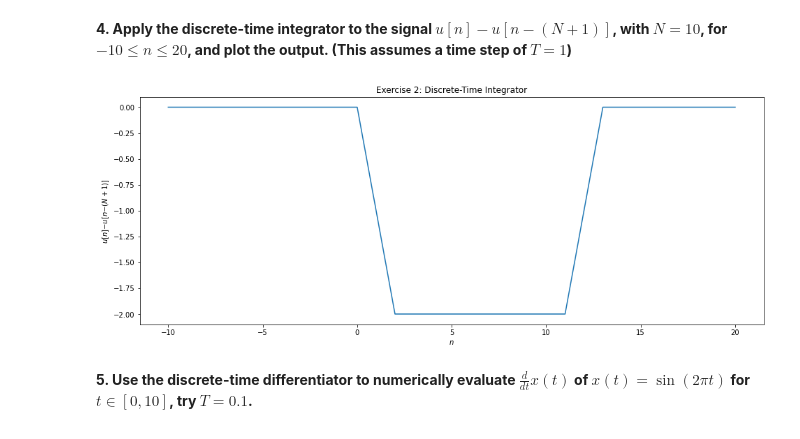
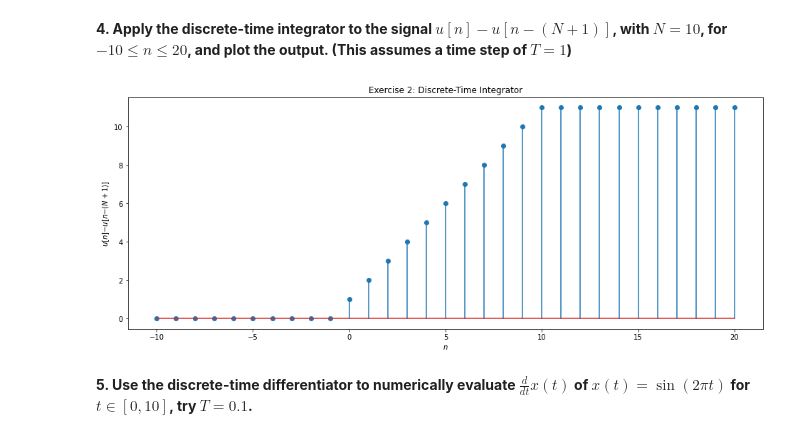
Before and after one commit to cdavin2/dsp_lab02, a Jupyter notebook: lab02_instructions.ipynb, the cells around one changed output. Drawn from its saved outputs; the diff is of its cells as text; code cells hidden in the pictures.

```diff
--- a/lab02_instructions.ipynb
+++ b/lab02_instructions.ipynb
@@ -105,17 +108,21 @@ write your answer here
 # %%
 # write your code here
 n = np.linspace(-10, 20, 31)
-xn = (0 >= n).astype(float) - (11 >= n).astype(float)
-yn_1 = (1 >= n).astype(float) - (12 >= n).astype(float) * 1
-yn = yn_1 + xn * 1
+xn = (0 <= n).astype(float) - (11 <= n).astype(float)
+
+yn = np.zeros(31)
+yn[0] = xn[0] # set initial condition
+
+for i in range(1, len(xn)):
+  yn[i] = yn[i - 1] + xn[i] * 1
 
 plt.title(r"Exercise 2: Discrete-Time Integrator")
 plt.ylabel(r"$u[n]−u[n−(N+1)]$")
 plt.xlabel(r"$n$")
-plt.plot(n, yn)
+plt.stem(n, yn)
 plt.show()
 # %% [output]
-[figure, old version]
+[figure, new version]
 # %% [markdown]
 **5. Use the discrete-time differentiator to numerically evaluate $\frac{d}{dt}x(t)$ of $x(t)=\sin(2\pi t)$ for $t\in[0,10]$, try $T=0.1$.**
 # %%
```
Also changed, not shown: parts of 8 cells of this notebook.
